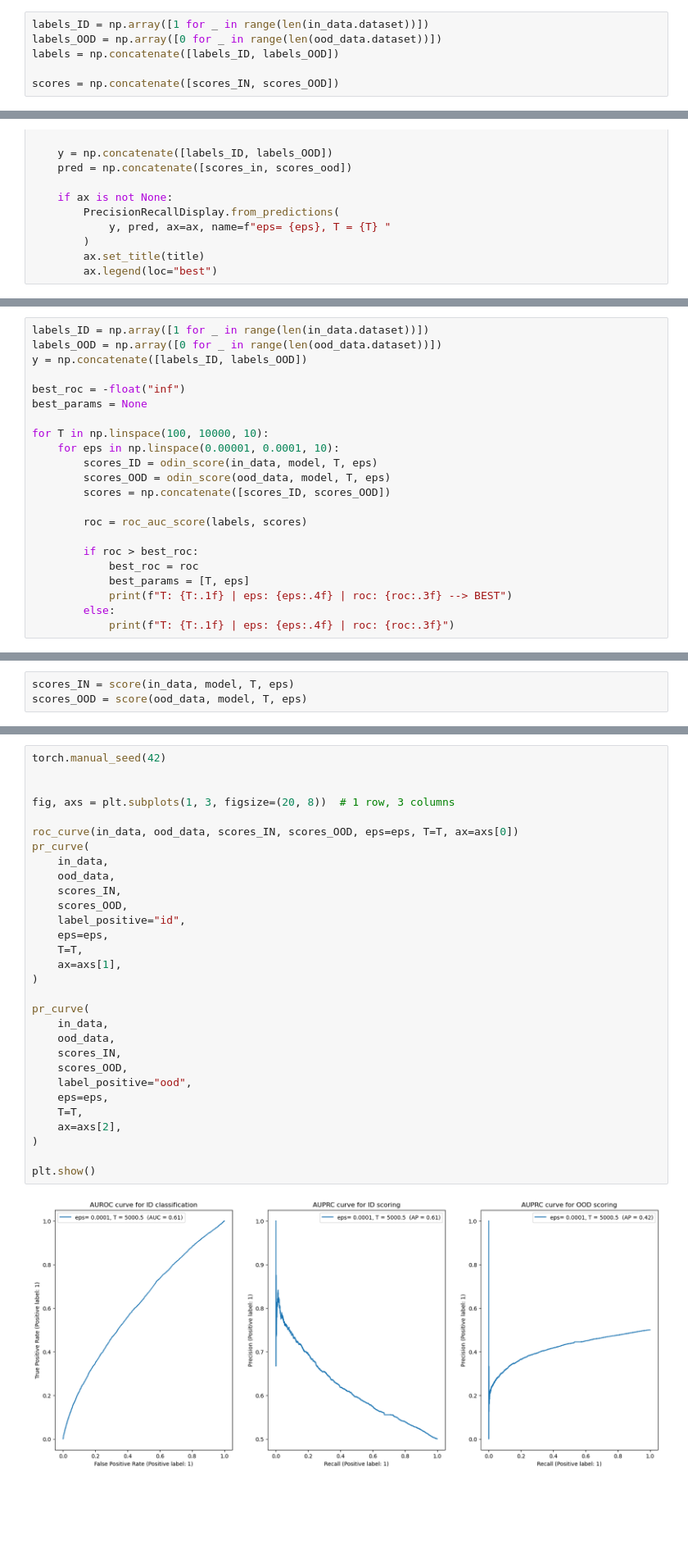
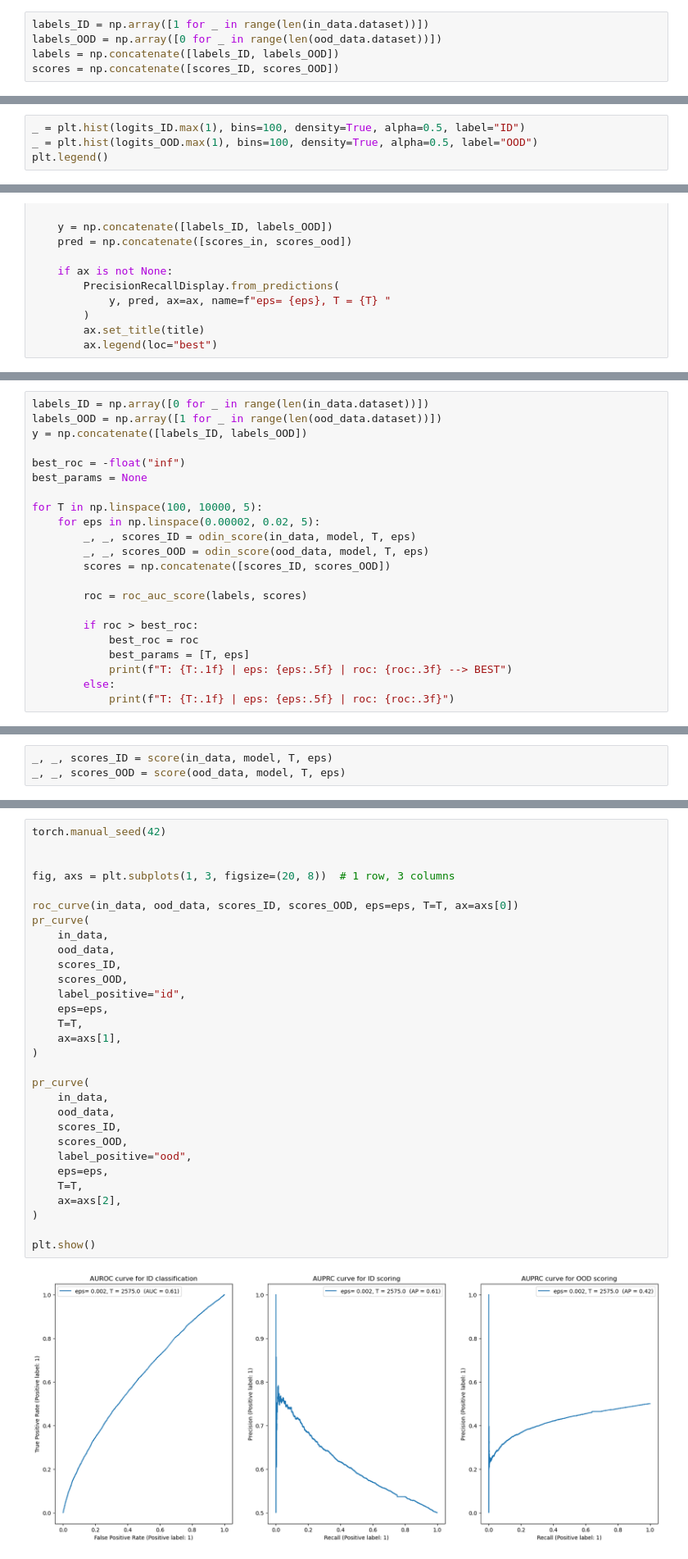
Before and after one commit to vittoriocasula/DLA-Project, a Jupyter notebook: lab4/Lab4.ipynb, the cells around one changed output, grey strips where cells are left out. Shown at 82% size. Saved outputs shown, nothing was run; the diff lists cells and outputs as text; blank space fills up the shorter version.

```diff
--- a/lab4/Lab4.ipynb
+++ b/lab4/Lab4.ipynb
@@ -822,8 +930,7 @@ scores_OOD = score(ood_data, model, T, eps)
 labels_ID = np.array([1 for _ in range(len(in_data.dataset))])
 labels_OOD = np.array([0 for _ in range(len(ood_data.dataset))])
 labels = np.concatenate([labels_ID, labels_OOD])
-
-scores = np.concatenate([scores_IN, scores_OOD])
+scores = np.concatenate([scores_ID, scores_OOD])
 # %%
 threshold = calculate_delta(scores, labels)
 predictions = odin_detector(scores, threshold)
@@ -839,0 +953,4 @@ weighted avg       0.53      0.51      0.38     20000
+# %%
+_ = plt.hist(logits_ID.max(1), bins=100, density=True, alpha=0.5, label="ID")
+_ = plt.hist(logits_OOD.max(1), bins=100, density=True, alpha=0.5, label="OOD")
+plt.legend()
@@ -910,15 +1036,15 @@ plt.show()
 # %%
-labels_ID = np.array([1 for _ in range(len(in_data.dataset))])
-labels_OOD = np.array([0 for _ in range(len(ood_data.dataset))])
+labels_ID = np.array([0 for _ in range(len(in_data.dataset))])
+labels_OOD = np.array([1 for _ in range(len(ood_data.dataset))])
 y = np.concatenate([labels_ID, labels_OOD])
 
 best_roc = -float("inf")
 best_params = None
 
-for T in np.linspace(100, 10000, 10):
-    for eps in np.linspace(0.00001, 0.0001, 10):
-        scores_ID = odin_score(in_data, model, T, eps)
-        scores_OOD = odin_score(ood_data, model, T, eps)
+for T in np.linspace(100, 10000, 5):
+    for eps in np.linspace(0.00002, 0.02, 5):
+        _, _, scores_ID = odin_score(in_data, model, T, eps)
+        _, _, scores_OOD = odin_score(ood_data, model, T, eps)
         scores = np.concatenate([scores_ID, scores_OOD])
 
         roc = roc_auc_score(labels, scores)
@@ -926,7 +1052,7 @@ for T in np.linspace(100, 10000, 10):
         if roc > best_roc:
             best_roc = roc
             best_params = [T, eps]
-            print(f"T: {T:.1f} | eps: {eps:.4f} | roc: {roc:.3f} --> BEST")
+            print(f"T: {T:.1f} | eps: {eps:.5f} | roc: {roc:.3f} --> BEST")
         else:
-            print(f"T: {T:.1f} | eps: {eps:.4f} | roc: {roc:.3f}")
+            print(f"T: {T:.1f} | eps: {eps:.5f} | roc: {roc:.3f}")
 # %% [output]
@@ -940,4 +1108,4 @@ esp = best_params[1]
 # %%
-scores_IN = score(in_data, model, T, eps)
-scores_OOD = score(ood_data, model, T, eps)
+_, _, scores_ID = score(in_data, model, T, eps)
+_, _, scores_OOD = score(ood_data, model, T, eps)
 # %%
@@ -961,32 +1131,32 @@ weighted avg       0.57      0.52      0.40     20000
 # %%
 torch.manual_seed(42)
 
 
 fig, axs = plt.subplots(1, 3, figsize=(20, 8))  # 1 row, 3 columns
 
-roc_curve(in_data, ood_data, scores_IN, scores_OOD, eps=eps, T=T, ax=axs[0])
+roc_curve(in_data, ood_data, scores_ID, scores_OOD, eps=eps, T=T, ax=axs[0])
 pr_curve(
     in_data,
     ood_data,
-    scores_IN,
+    scores_ID,
     scores_OOD,
     label_positive="id",
     eps=eps,
     T=T,
     ax=axs[1],
 )
 
 pr_curve(
     in_data,
     ood_data,
-    scores_IN,
+    scores_ID,
     scores_OOD,
     label_positive="ood",
     eps=eps,
     T=T,
     ax=axs[2],
 )
 
 plt.show()
 # %% [output]
-[figure, old version]
+[figure, new version]
```
Also changed, not shown: parts of 56 cells of this notebook.
